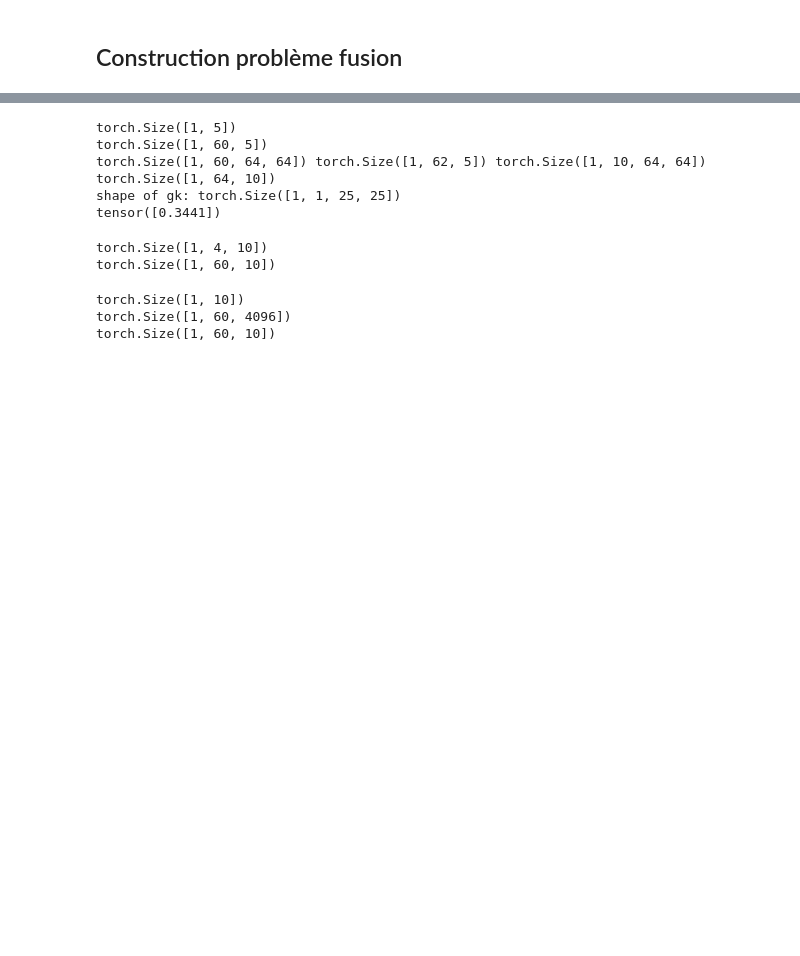
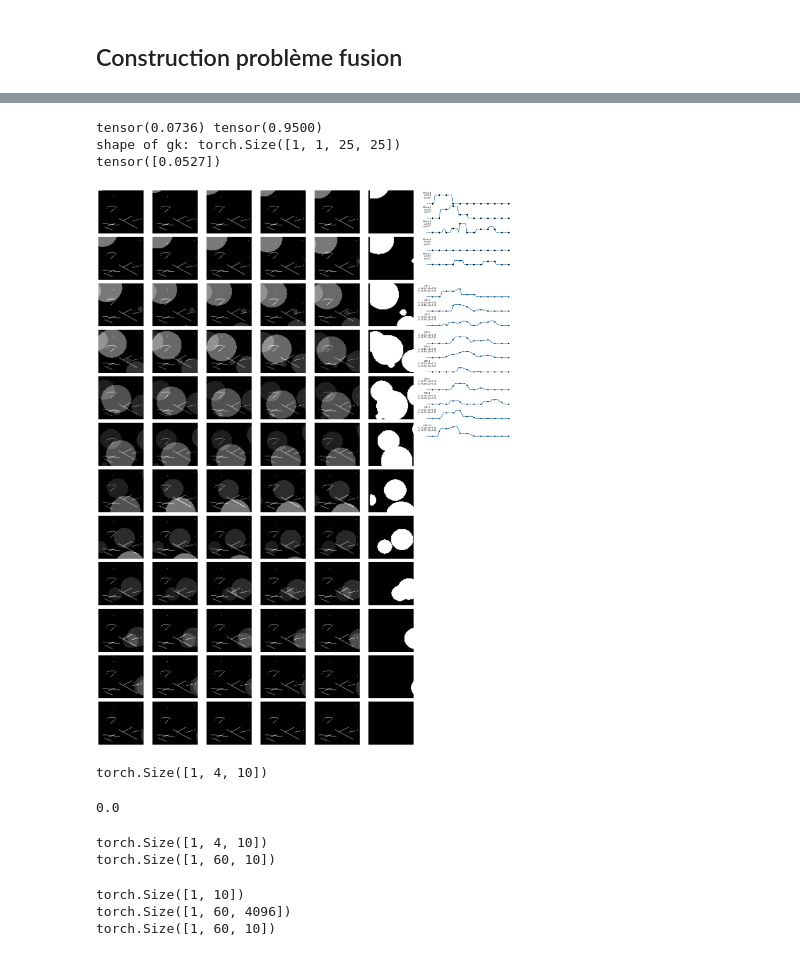
Before and after one commit to nanopiero/fusion, a Jupyter notebook: notebooks/construction_pb_fusion.ipynb, the cells around one changed output, grey strips where cells are left out. Drawn from its saved outputs; the diff is of its cells as text; code cells hidden in the pictures; blank space fills up the shorter version.

```diff
--- a/notebooks/construction_pb_fusion.ipynb
+++ b/notebooks/construction_pb_fusion.ipynb
@@ -925,6 +920,6 @@ randint(0, 64)
 # %%
 from numpy.random import randint
-
+import copy
 
 @jit(nopython=True)
 def simu_rec(image, L,l,  fields=0):
@@ -1048,13 +1043,13 @@ def point_gt(images, npoints=10):
   cols = indices % S
 
   # Normalize coordinates to be between 0 and 1
-  normalized_rows = rows.float() / S
-  normalized_cols = cols.float() / S
-  print(normalized_rows.shape)
-  print(sampled_values.shape)
+  ys = (1 - rows.float()/S) - 1/(2*S)
+  xs = cols.float()/S + 1/(2*S)
+  # print(normalized_rows.shape)
+  # print(sampled_values.shape)
   # Stack the normalized coordinates with the values
-  result = torch.cat((normalized_rows.unsqueeze(1),
-                      normalized_cols.unsqueeze(1),
+  result = torch.cat((xs.unsqueeze(1),
+                      ys.unsqueeze(1),
                       sampled_values), dim=1)
 
   return result
@@ -1088,16 +1083,16 @@ def create_cmls_filter(S, npairs = 10):
         rowi_min = rowi0
         yi0_local = rowi1 - rowi0 + np.random.rand(1).item()
         yi1_local =  np.random.rand(1).item()
-        yi0_global = S - rowi1 + yi0_local
-        yi1_global = S - rowi1 + yi1_local
+        yi0_global = (S - 1 - rowi1) + yi0_local
+        yi1_global = (S - 1 - rowi1) + yi1_local
 
     else :
         rowi_max = rowi0
         rowi_min = rowi1
         yi1_local = rowi0 - rowi1 + np.random.rand(1).item()
         yi0_local =  np.random.rand(1).item()
-        yi0_global = S - rowi0 + yi0_local
-        yi1_global = S - rowi0 + yi1_local
+        yi0_global = (S - 1 - rowi0) + yi0_local
+        yi1_global = (S - 1 - rowi0) + yi1_local
 
     # fill the filters (would be much better with sparse representation)
     cropi = np.zeros((rowi_max+1 - rowi_min, coli1+1 - coli0))
@@ -1110,7 +1105,10 @@ def create_cmls_filter(S, npairs = 10):
 
 def segment_gt(images, pairs, filters):
   bs, nsteps, S, _ = images.shape
-  sampled_values = torch.mean(images.unsqueeze(dim=2) * filters.unsqueeze(dim=1), dim=(3,4))
+  nanfilters = copy.deepcopy(filters)
+  nanfilters[nanfilters == 0] = torch.nan
+  filtered_images = images.unsqueeze(dim=2) * nanfilters.unsqueeze(dim=1)
+  sampled_values = torch.nanmean(filtered_images, dim=(3,4))
   result = torch.cat((pairs, sampled_values), dim=1)
   return result
 
@@ -1278,13 +1276,16 @@ def set_tensor_values2(X, extracted_data):
     M = Mp2 - 2
 
     # Extract normalized coordinates and values
-    normalized_rows = extracted_data[:, 0, :]
-    normalized_cols = extracted_data[:, 1, :]
+    xs = extracted_data[:, 0, :]
+    ys = extracted_data[:, 1, :]
     values = extracted_data[:, 2:, :]
 
     # Convert normalized coordinates back to original scale
-    rows = (normalized_rows * S).long()
-    cols = (normalized_cols * S).long()
+    # ys = (1 - rows.float()/S) - 1/(2*S)
+    # xs = cols.float()/S + 1/(2*S)
+
+    rows = ((1 - (ys + 1/(2*S))) * S).long()
+    cols = ((xs - 1/(2*S)) * S).long()
 
     # Use the coordinates to set the values in X
     for i in range(N):
@@ -1309,15 +1318,13 @@ point_measurements = point_gt(images, npoints=5)
 segment_measurements = segment_gt(images, pairs, filters)
 
 
-print(images.shape, point_measurements.shape, filters.shape, segment_measurements.shape)
+print(pairs.min(), pairs.max())
 images2 = make_noisy_images(images)
 images = set_tensor_values2(images, point_measurements)
 # %% [output]
-torch.Size([1, 5])
-torch.Size([1, 60, 5])
-torch.Size([1, 60, 64, 64]) torch.Size([1, 62, 5]) torch.Size([1, 10, 64, 64]) torch.Size([1, 64, 10])
+tensor(0.0736) tensor(0.9500)
 shape of gk: torch.Size([1, 1, 25, 25])
-tensor([0.3441])
+tensor([0.0527])
 # %%
 import matplotlib.gridspec as gridspec
 def plot_images(images, noisy_images, point_measurements, segment_measurements):
@@ -1351,43 +1358,56 @@ def plot_images(images, noisy_images, point_measurements, segment_measurements):
         if row < 2:  # First two rows for point measurements
             for idx in range(3) if row == 0 else range(2):
                 ax = ax_main.inset_axes([0, 1 - (idx+1)/3, 1, 1/3])
-                ax.plot(point_measurements[2:, idx + row*3], marker='.', markevery=5, markeredgewidth=2, markeredgecolor='black')
+                ax.plot(point_measurements[2:, idx + row*3], marker='.', markevery=(4, 5), markeredgewidth=2, markeredgecolor='black')
                 label = f"Pluvio {idx+1 + row*3}"
+                ax.set_ylim([-0.1, 1.5])
                 coord1 = f"x={point_measurements[0, idx + row*3]:.2f}"  # First coordinate on a new line
                 coord2 = f"y={point_measurements[1, idx + row*3]:.2f}"  # Second coordinate on another new line
                 full_label = f"{label}\n{coord1}\n{coord2}"  # Combine into one string with two newlines
                 ax.set_ylabel(full_label, rotation=0, labelpad=0, fontsize=6)
                 ax.yaxis.set_label_coords(0.05, 0.4)
                 ax.tick_params(axis='both', which='both', left=False, bottom=False, labelleft=False, labelbottom=False)
                 for spine in ax.spines.values():
                     spine.set_visible(False)
 
         elif 2 <= row < 6:  # Next four rows for segment measurements
             for idx in range(3):
                 actual_idx = 3 * (row - 2) + idx
                 if actual_idx < 10:  # Ensure we don't exceed the 10 graphs
                     ax = ax_main.inset_axes([0, 1 - (idx+1)/3, 1, 1/3])
-                    ax.plot(segment_measurements[4:, actual_idx], marker='.', markevery=5, markeredgewidth=1, markeredgecolor='black')
+                    ax.plot(segment_measurements[4:, actual_idx], marker='.', markevery=(4, 5), markeredgewidth=1, markeredgecolor='black')
+                    ax.set_ylim([-0.1, 1.5])
                     label = f"CML {actual_idx+1}"
                     coord_text = f"x1={segment_measurements[0, actual_idx]:.2f}, y1={segment_measurements[1, actual_idx]:.2f}\nx2={segment_measurements[2, actual_idx]:.2f}, y2={segment_measurements[3, actual_idx]:.2f}"
                     full_label = f"{label}\n{coord_text}"
                     ax.set_ylabel(full_label, rotation=0, labelpad=0, fontsize=6)
                     ax.yaxis.set_label_coords(0.05, 0.4)
                     ax.tick_params(axis='both', which='both', left=False, bottom=False, labelleft=False, labelbottom=False)
                     for spine in ax.spines.values():
                         spine.set_visible(False)
     # plt.subplots_adjust(left=0.05, right=0.95, top=0.95, bottom=0.05, hspace=0.1, wspace=0.05)  # Adjust overall spacing
 
     plt.tight_layout()
     plt.show()
 
 
 
 plot_images(images.numpy().squeeze(0) + filter.sum(axis=0), images2.squeeze(0).numpy(), point_measurements.numpy().squeeze(0), segment_measurements.numpy().squeeze(0))
+# %% [output]
+[figure, added]
+# %%
+pairs.shape
+# %% [output]
+torch.Size([1, 4, 10])
 # %%
 # noisy_images = add_noise(images)
 images = set_tensor_values2(images, point_measurements)
 plot_images_and_noisy_images(images.numpy().squeeze(0) + filter.sum(axis=0), images2.squeeze(0).numpy())
+# %%
+filter.sum(axis=(1,2))
+(image[15,:,:] * filter[8,:,:]).mean()
+# %% [output]
+0.0
 # %%
 print(pairs.shape)
 sampled_values = torch.mean(images.unsqueeze(dim=2) * filters.unsqueeze(dim=1), dim=(3,4))
```
Also changed, not shown: parts of 3 cells of this notebook.
